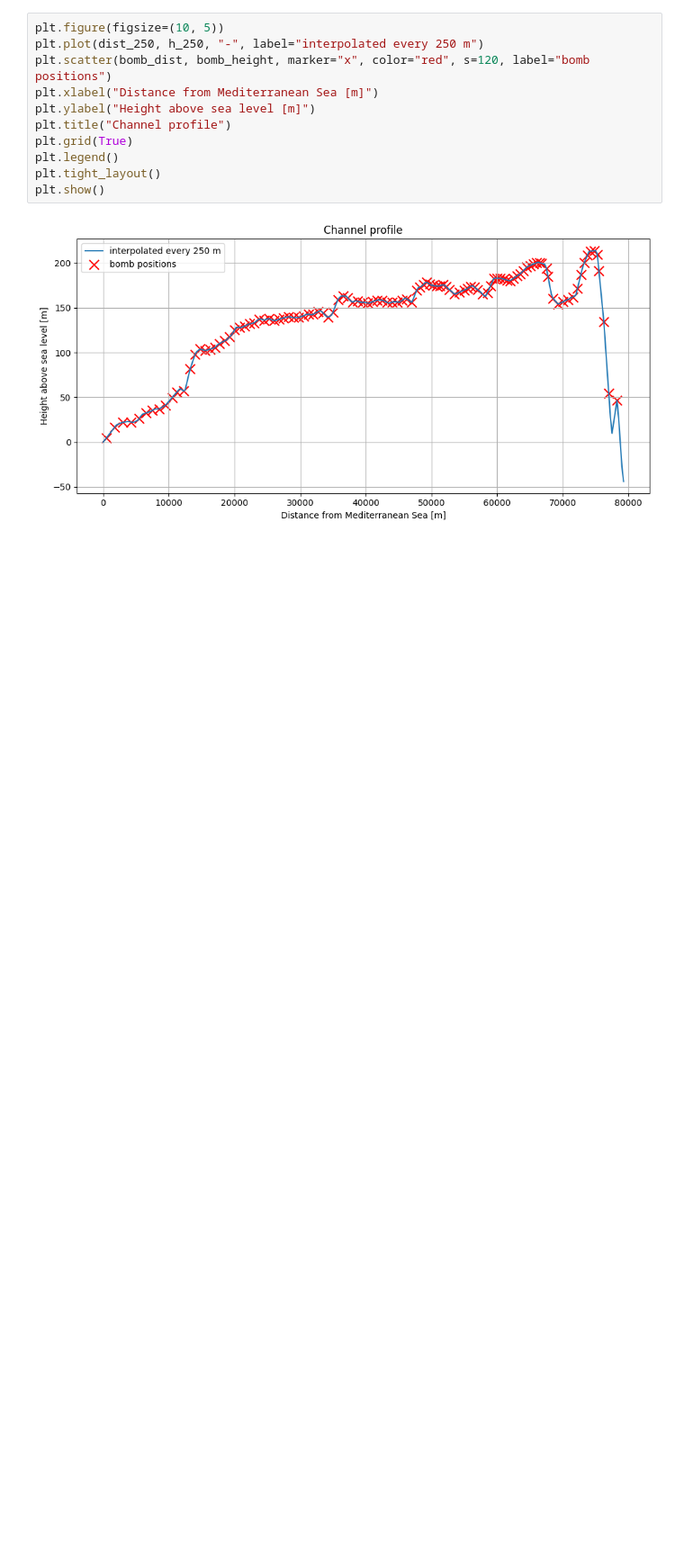
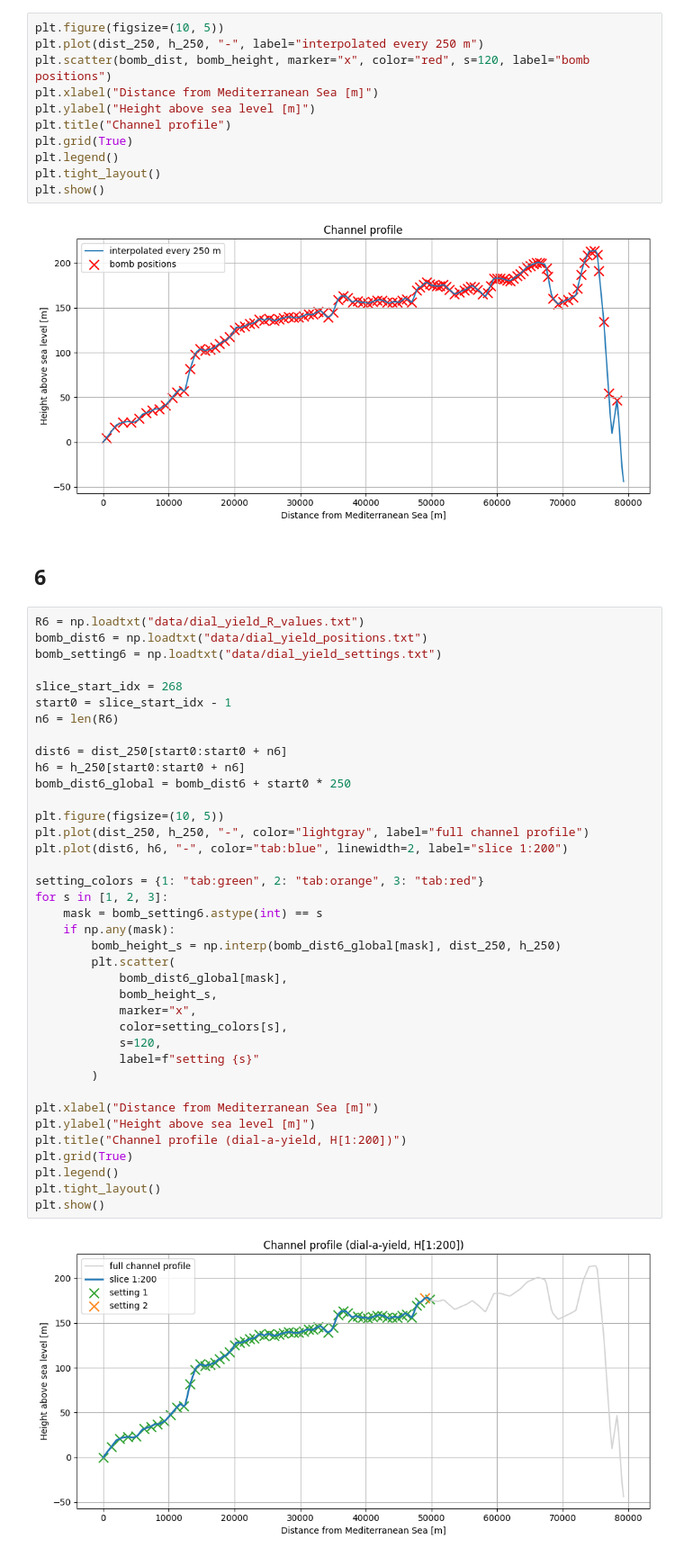
Before and after one commit to julianbarfoed/quattara_depression, a Jupyter notebook: ch.ipynb, the cells around one changed output. Shown at 90% size. Cells and saved outputs as stored; diff of their text form; blank space fills up the shorter version.

Commit message:
prob6 and plot

```diff
--- a/ch.ipynb
+++ b/ch.ipynb
@@ -75,3 +75,45 @@ plt.tight_layout()
 plt.show()
 # %% [output]
 [figure]
+# %% [markdown]
+## 6
+# %%
+R6 = np.loadtxt("data/dial_yield_R_values.txt")
+bomb_dist6 = np.loadtxt("data/dial_yield_positions.txt")
+bomb_setting6 = np.loadtxt("data/dial_yield_settings.txt")
+
+slice_start_idx = 268
+start0 = slice_start_idx - 1
+n6 = len(R6)
+
+dist6 = dist_250[start0:start0 + n6]
+h6 = h_250[start0:start0 + n6]
+bomb_dist6_global = bomb_dist6 + start0 * 250
+
+plt.figure(figsize=(10, 5))
+plt.plot(dist_250, h_250, "-", color="lightgray", label="full channel profile")
+plt.plot(dist6, h6, "-", color="tab:blue", linewidth=2, label="slice 1:200")
+
+setting_colors = {1: "tab:green", 2: "tab:orange", 3: "tab:red"}
+for s in [1, 2, 3]:
+    mask = bomb_setting6.astype(int) == s
+    if np.any(mask):
+        bomb_height_s = np.interp(bomb_dist6_global[mask], dist_250, h_250)
+        plt.scatter(
+            bomb_dist6_global[mask],
+            bomb_height_s,
+            marker="x",
+            color=setting_colors[s],
+            s=120,
+            label=f"setting {s}"
+        )
+
+plt.xlabel("Distance from Mediterranean Sea [m]")
+plt.ylabel("Height above sea level [m]")
+plt.title("Channel profile (dial-a-yield, H[1:200])")
+plt.grid(True)
+plt.legend()
+plt.tight_layout()
+plt.show()
+# %% [output]
+[figure, added]
```
Also changed, not shown: 8 other files.
